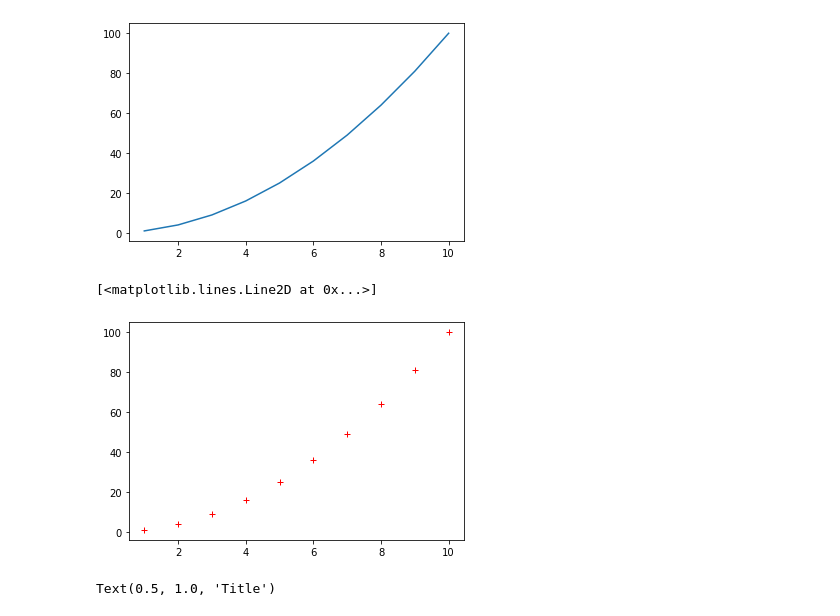
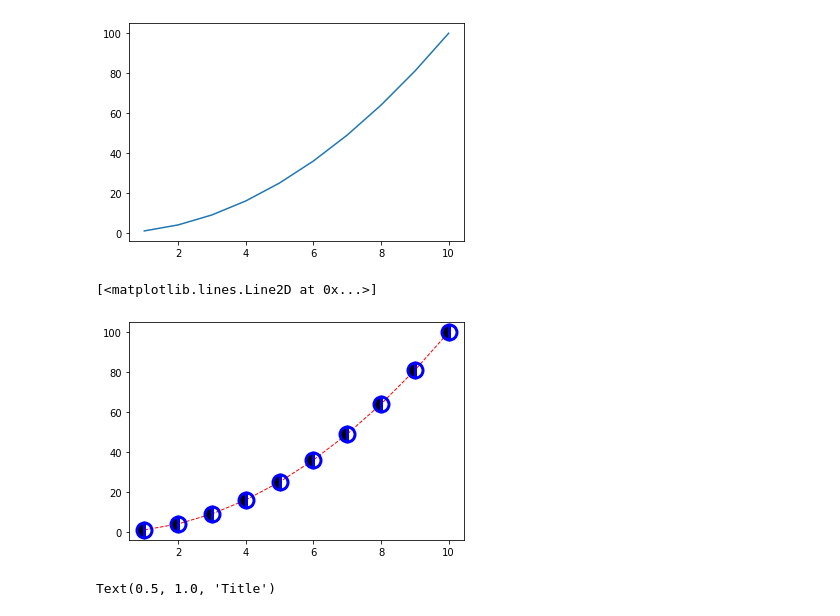
Before and after one commit to subhamks007/EAS-503-mkZia, a Jupyter notebook: week12/matplotlib.ipynb, the cells around one changed output. Saved outputs shown, nothing was run; the diff lists cells and outputs as text; code cells hidden in the pictures.

```diff
--- a/week12/matplotlib.ipynb
+++ b/week12/matplotlib.ipynb
@@ -23,11 +23,22 @@ plt.plot(x,y)
 [figure]
 # %%
 # Shortcut for controlling the line style and color
-plt.plot(x,y, 'r+')
+# plt.plot(x,y, 'y--')
 # https://matplotlib.org/3.1.1/api/_as_gen/matplotlib.axes.Axes.plot.html
+
+plt.plot(x,y,
+         linewidth=1,
+         linestyle='--',
+         color='red',
+         marker='o',
+         markersize=15,
+         markeredgewidth=3,
+         markeredgecolor='blue',
+         markerfacecolor='black',
+         fillstyle='left')
 # %% [output]
 [<matplotlib.lines.Line2D at 0x...>]
-[figure, old version]
+[figure, new version]
 # %%
 # Adding labels and titles
 plt.plot(x,y)
```
Also changed, not shown: parts of 9 cells of this notebook, 6 other files.
